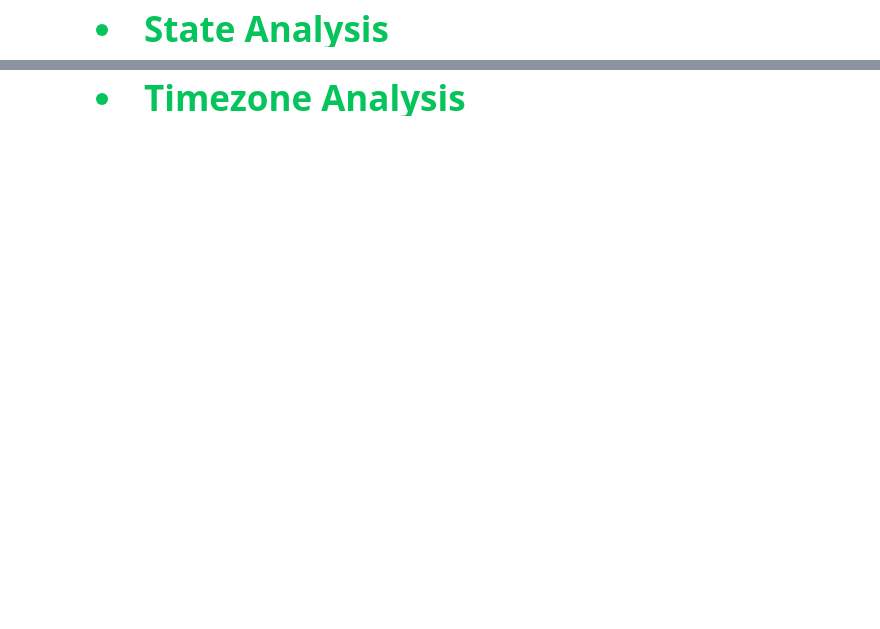
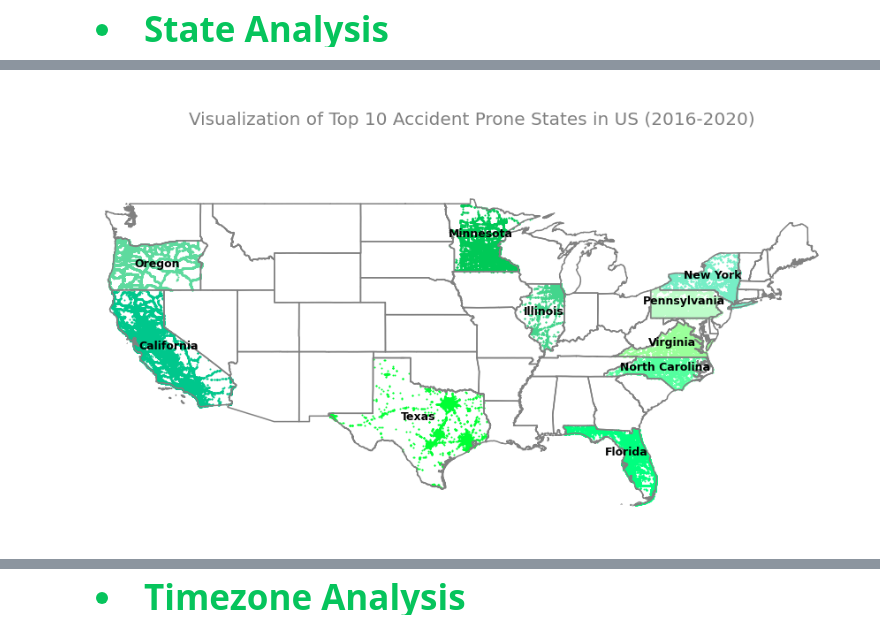
Before and after one commit to SatyaRay003/US-Accidents-Exploratory-Data-Analysis, a Jupyter notebook: 50-insights-extraction-us-accident-analysis.ipynb, the cells around one changed output, grey strips where cells are left out. Saved outputs shown, nothing was run; the diff lists cells and outputs as text; code cells hidden in the pictures; blank space fills up the shorter version.

```diff
--- a/50-insights-extraction-us-accident-analysis.ipynb
+++ b/50-insights-extraction-us-accident-analysis.ipynb
@@ -340,4 +373,7 @@ state_df = pd.DataFrame(df['State'].value_counts()).reset_index().rename(columns
 def convert(x): return us_states[x]
 
 state_df['State'] = state_df['State'].apply(convert)
+
+
+top_ten_states_name = list(state_df['State'].head(10))
 # %%
@@ -417,33 +456,37 @@ geo_df['State'] = geo_df['State'].apply(convert)
 # %%
 fig, ax = plt.subplots(figsize=(15,15))
 ax.set_xlim([-125,-65])
 ax.set_ylim([22,55])
-states.boundary.plot(ax=ax, color='black');
 
-colors = ['#458b00',
- '#4b9800',
- '#51a400',
- '#57b100',
- '#5ebd00',
- '#64ca00',
- '#6ad600',
- '#70e300',
- '#76ef00',
- 'LawnGreen']
+states.boundary.plot(ax=ax, color='grey');
+states.apply(lambda x: None if (x.NAME not in top_ten_states_name) else ax.annotate(s=x.NAME, xy=x.geometry.centroid.coords[0], ha='center', color='black', weight='bold', fontsize=12.5), axis=1);
+
+colors = ['#00C78C',
+ '#00FF7F',
+ '#5EDA9E',
+ '#00FF33',
+ '#76EEC6',
+ '#00C957',
+ '#9AFF9A',
+ '#54FF9F',
+ '#BDFCC9',
+ '#43D58C']
 count = 0
 for i in list(state_df['State'].head(10)):
-    geo_df[geo_df['State'] == i].plot(ax=ax, markersize=1, color=colors[count], marker='o', label=i);
+    geo_df[geo_df['State'] == i].plot(ax=ax, markersize=1, color=colors[count], marker='o');
     count += 1
 
-plt.legend(markerscale=10.,prop={'size': 12}, loc='best', bbox_to_anchor=(0.5, 0., 0.5, 0.5),
-           edgecolor='white', title="States", title_fontsize=15);
+# plt.legend(markerscale=10.,prop={'size': 12}, loc='best', bbox_to_anchor=(0.5, 0., 0.5, 0.5),
+#            edgecolor='white', title="States", title_fontsize=15);
 
 for i in ['bottom', 'top', 'left', 'right']:
     side = ax.spines[i]
     side.set_visible(False)
 
 plt.tick_params(top=False, bottom=False, left=False, right=False,
                 labelleft=False, labelbottom=False)
 
 plt.title('\nVisualization of Top 10 Accident Prone States in US (2016-2020)', size=20, color='grey');
+# %% [output]
+[figure, added]
 # %%
```
Also changed, not shown: parts of 36 cells of this notebook.
